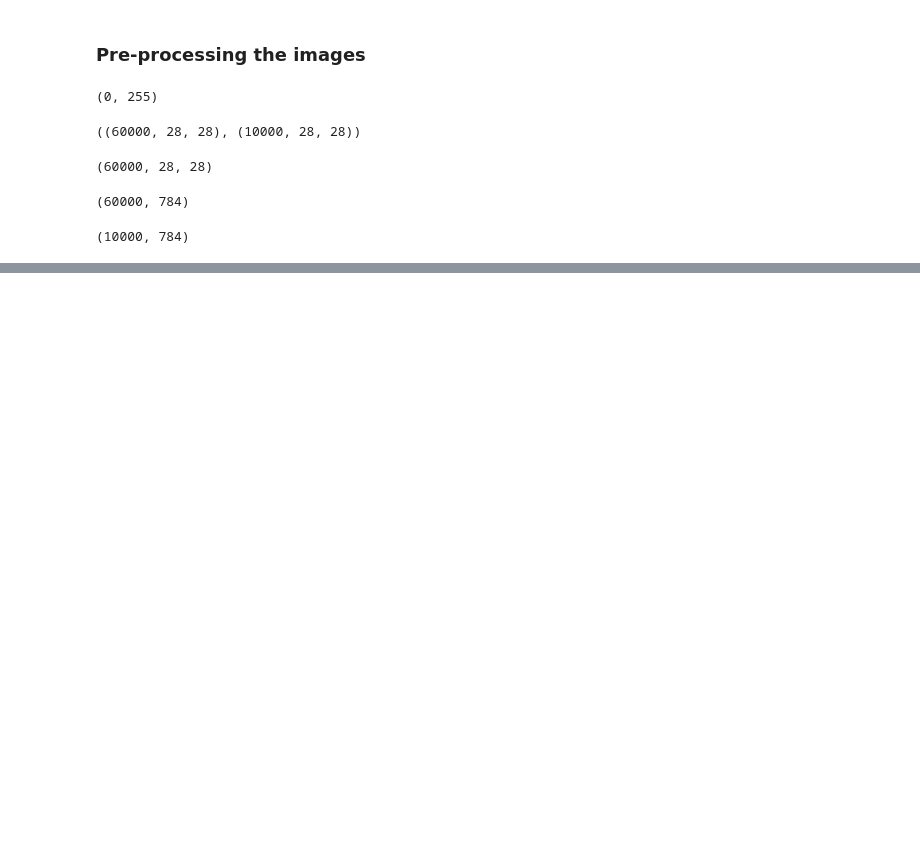
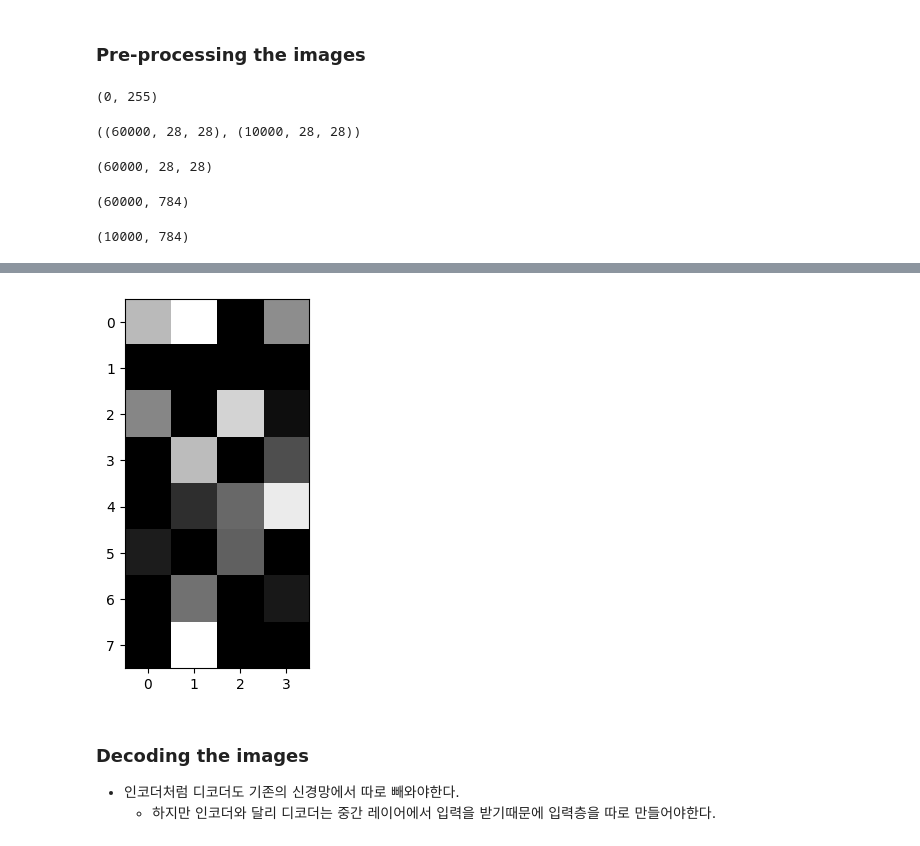
Before and after one commit to LJHgithub2/Computer-Vision, a Jupyter notebook: AutoEncoders/AutoEncoders .ipynb, the cells around one changed output, grey strips where cells are left out. Saved outputs shown, nothing was run; the diff lists cells and outputs as text; code cells hidden in the pictures; blank space fills up the shorter version.

Commit message:
AutoEncoders 학습(2)

```diff
--- a/AutoEncoders/AutoEncoders .ipynb
+++ b/AutoEncoders/AutoEncoders .ipynb
@@ -104,0 +146,3 @@ x_test.shape
+# %%
+# sigmoid이기때문에 binary_crossentropy를 사용한다
+autoencoder.compile(optimizer='Adam', loss='binary_crossentropy', metrics=['accuracy'])
@@ -104,0 +153,4 @@ x_test.shape
+# %%
+# 입력 데이터와 라벨 데이터가 같다 -> 오토인코더는 자기 자신이 결과로 나와야되기 때문이다.
+# 정확도는 중요하지 않다. -> 어차피 모든픽셀을 비교해서 정확도가 높게 나올수가 없기 때문이다.
+autoencoder.fit(x_train,x_train,epochs=50)
@@ -104,0 +163,7 @@ x_test.shape
+# %%
+# Model은 이미 생성된 모델을 분할하는 도구이다
+# inputs으론 우리가 만든 784를 입력으로 받는 autoencoder.input레이어를 활용한다
+# Encoder의 outputs은 인코딩되어 픽셀이 32개밖에 없는 데이터이다.
+# 따라서 layer name = dense_2 가 output이다.
+# get_layer('layer 이르').output은 해당 층을 가져오고 그 층들의 값을 output으로 내보낸다.
+encoder = Model(inputs = autoencoder.input, outputs= autoencoder.get_layer('dense_2').output)
@@ -104,0 +176,3 @@ x_test.shape
+# %%
+# x_test[0]은 행과 열로 되어져있는 이미지이다. encoder에 입력할 수 있도록 평탄화를 해주어야한다.
+encoded_image = encoder.predict(x_test[0].reshape(1,-1))
@@ -104,0 +193,9 @@ x_test.shape
+# %%
+# 평탄화 되어있는 encoded_image를 사람이 보기쉽게 (8,4)형태의 이미지로 바꿔서 특징맵을 본다.
+plt.imshow(encoded_image.reshape(8,4),cmap='gray');
+# %% [output]
+[figure, added]
+# %% [markdown]
+### Decoding the images
+- 인코더처럼 디코더도 기존의 신경망에서 따로 빼와야한다.
+  - 하지만 인코더와 달리 디코더는 중간 레이어에서 입력을 받기때문에 입력층을 따로 만들어야한다.
```
Also changed, not shown: parts of 20 cells of this notebook.
